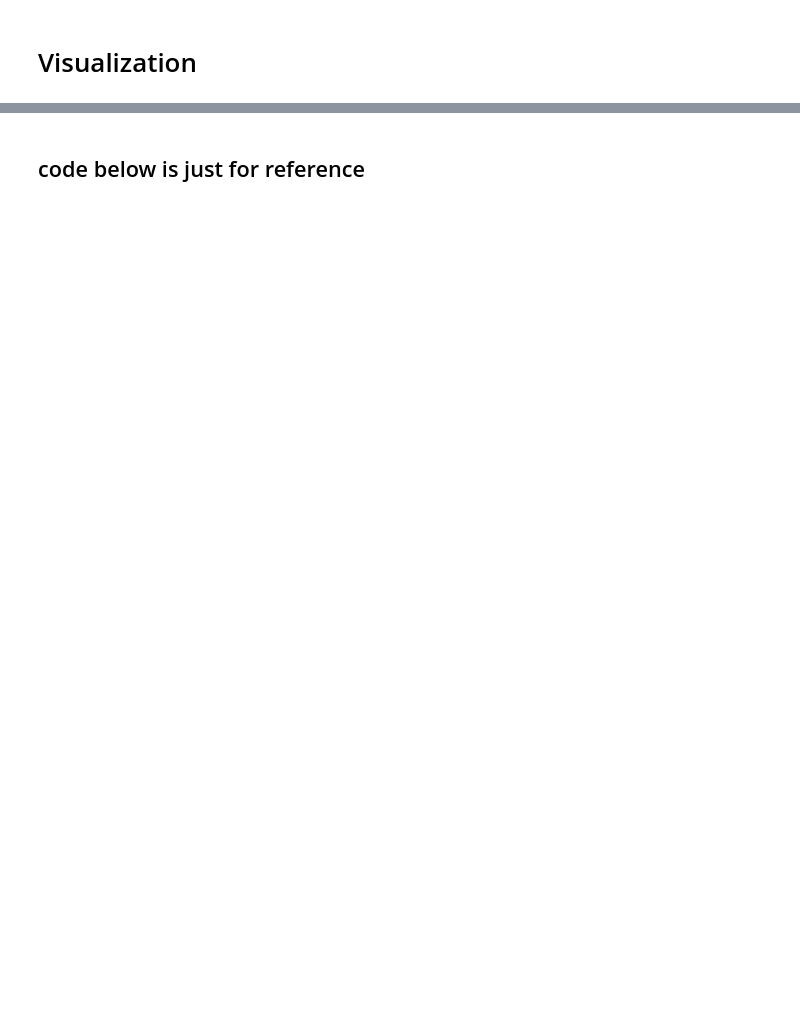
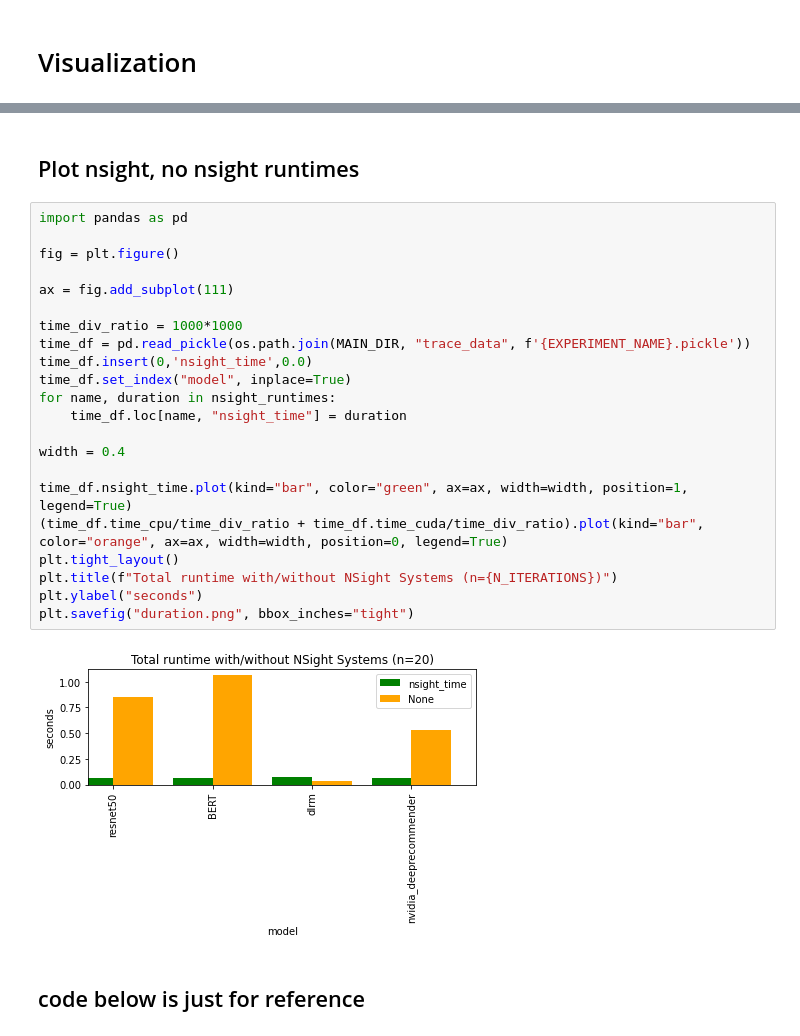
Before and after one commit to myunghakLee/pytorch-benchmark, a Jupyter notebook: plots_test.ipynb, the cells around one changed output, grey strips where cells are left out. Cells and saved outputs as stored; diff of their text form; blank space fills up the shorter version.

```diff
--- a/plots_test.ipynb
+++ b/plots_test.ipynb
@@ -165,3 +268,29 @@ df.to_pickle(os.path.join(MAIN_DIR, 'exec_time', f'{EXPERIMENT_NAME}.pickle')
+# %% [markdown]
+## Plot nsight, no nsight runtimes
+# %%
+import pandas as pd
+
+fig = plt.figure()
+
+ax = fig.add_subplot(111)
+
+time_div_ratio = 1000*1000
+time_df = pd.read_pickle(os.path.join(MAIN_DIR, "trace_data", f'{EXPERIMENT_NAME}.pickle'))
+time_df.insert(0,'nsight_time',0.0)
+time_df.set_index("model", inplace=True)
+for name, duration in nsight_runtimes:
+    time_df.loc[name, "nsight_time"] = duration
+
+width = 0.4
+
+time_df.nsight_time.plot(kind="bar", color="green", ax=ax, width=width, position=1, legend=True)
+(time_df.time_cpu/time_div_ratio + time_df.time_cuda/time_div_ratio).plot(kind="bar", color="orange", ax=ax, width=width, position=0, legend=True)
+plt.tight_layout()
+plt.title(f"Total runtime with/without NSight Systems (n={N_ITERATIONS})")
+plt.ylabel("seconds")
+plt.savefig("duration.png", bbox_inches="tight")
+# %% [output]
+[figure, added]
 # %% [markdown]
 ## code below is just for reference
 # %%
```
Also changed, not shown: parts of 16 cells of this notebook, 3 other files.
